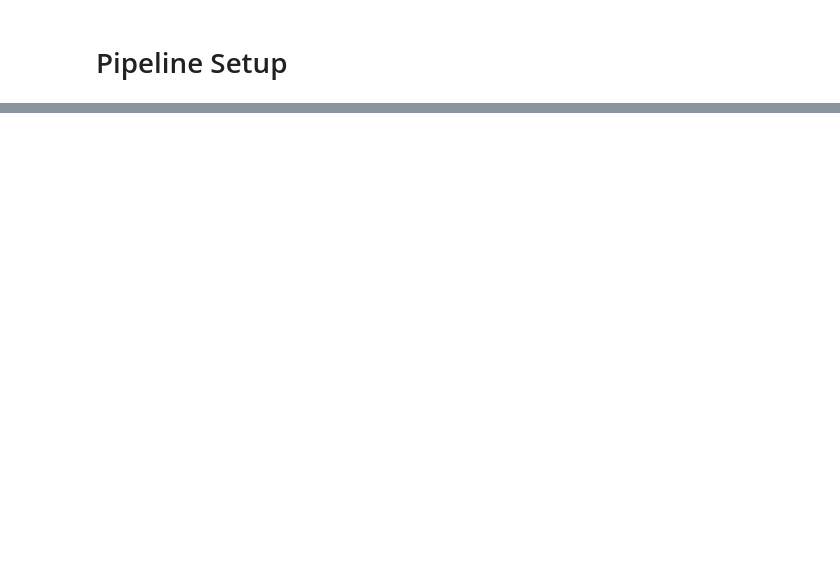
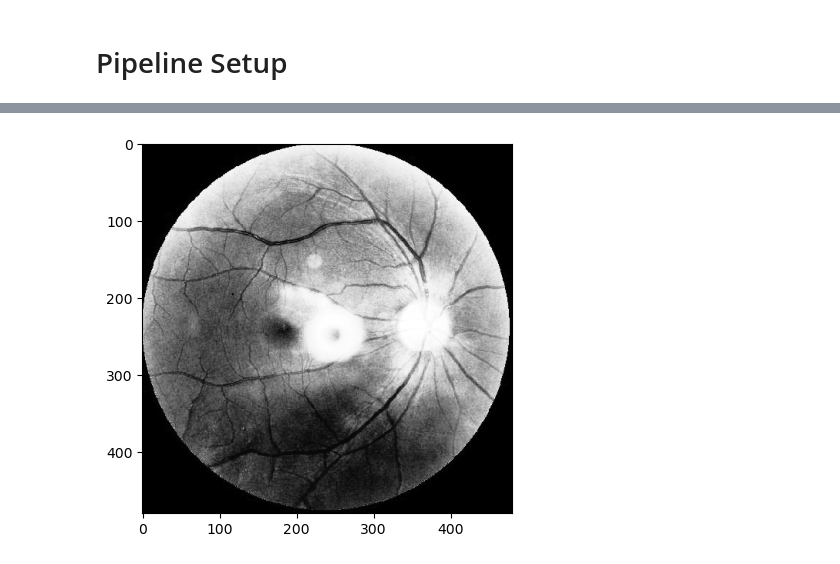
Before and after one commit to madhava20217/Ocular-Disease-Multiclass-Identification-ODIR19-, a Jupyter notebook: EfficientNet.ipynb, the cells around one changed output, grey strips where cells are left out. Cells and saved outputs as stored; diff of their text form; code cells hidden in the pictures; blank space fills up the shorter version.

```diff
--- a/EfficientNet.ipynb
+++ b/EfficientNet.ipynb
@@ -587,0 +1033,6 @@ config
+# %%
+image_array = np.transpose(train_hist_sample, (1, 2, 0))
+plt.imshow(image_array, cmap = 'gray')
+plt.show()
+# %% [output]
+[figure, added]
```
Also changed, not shown: parts of 57 cells of this notebook.
